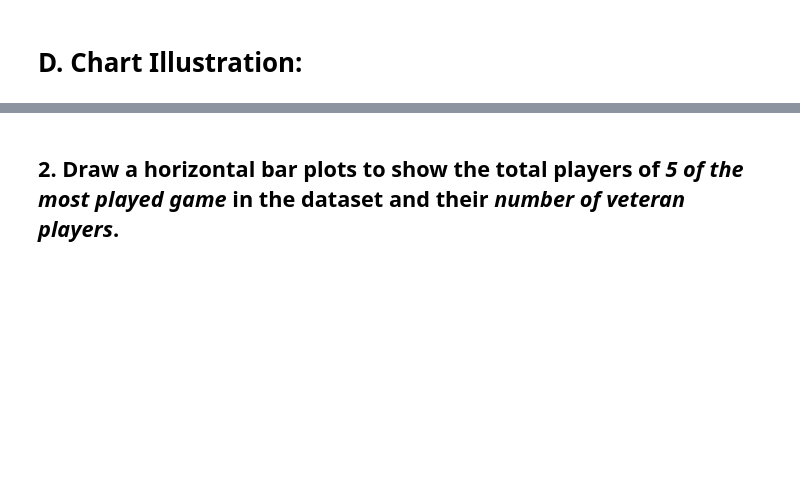
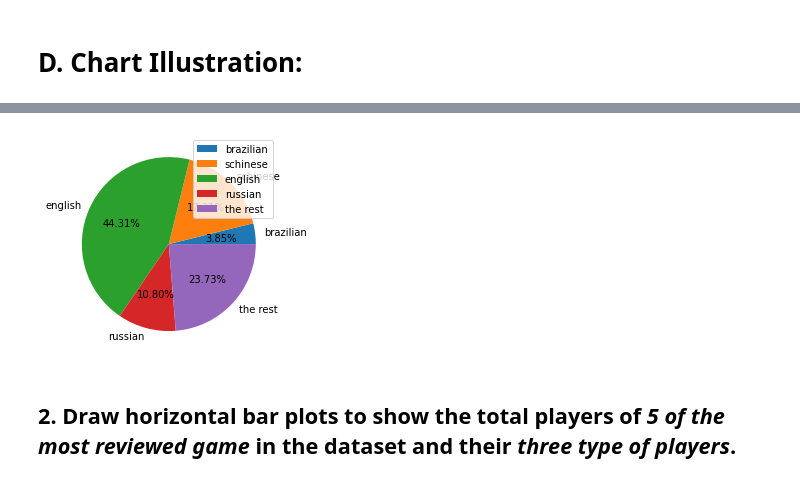
Before and after one commit to MikeJoester/Final-Project-Intro2CS, a Jupyter notebook: Final_Project.ipynb, the cells around one changed output, grey strips where cells are left out. Drawn from its saved outputs; the diff is of its cells as text; code cells hidden in the pictures; blank space fills up the shorter version.

Commit message:
Added 2 last questions and their answers

```diff
--- a/Final_Project.ipynb
+++ b/Final_Project.ipynb
@@ -302,2 +327,6 @@ Time to exec gamer_list function is 6.39504 sec.
+# %%
+pie_chart(df_large)
+# %% [output]
+[figure, added]
 # %% [markdown]
-## 2. Draw a horizontal bar plots to show the total players of *5 of the most played game* in the dataset and their *number of veteran players*.
+## 2. Draw horizontal bar plots to show the total players of *5 of the most reviewed game* in the dataset and their *three type of players*.
```
Also changed, not shown: parts of 21 cells of this notebook.
